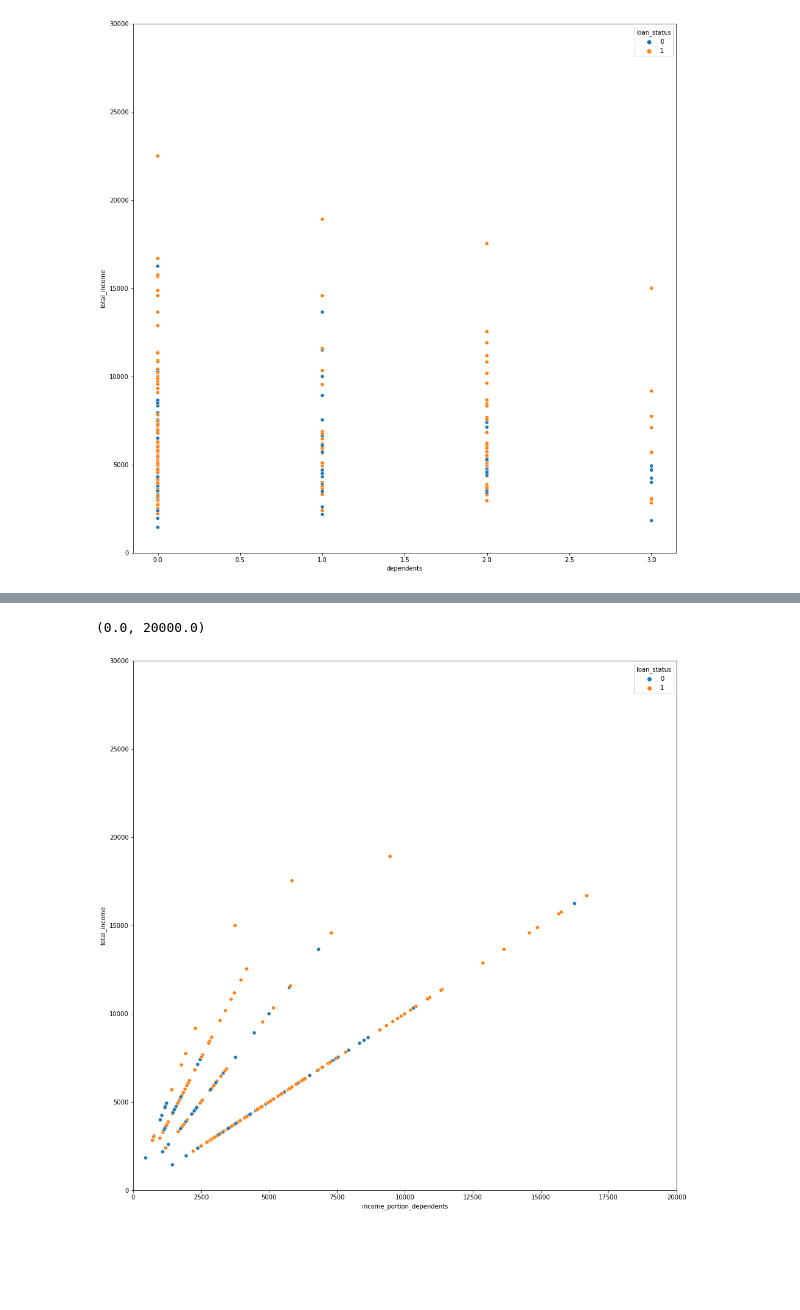
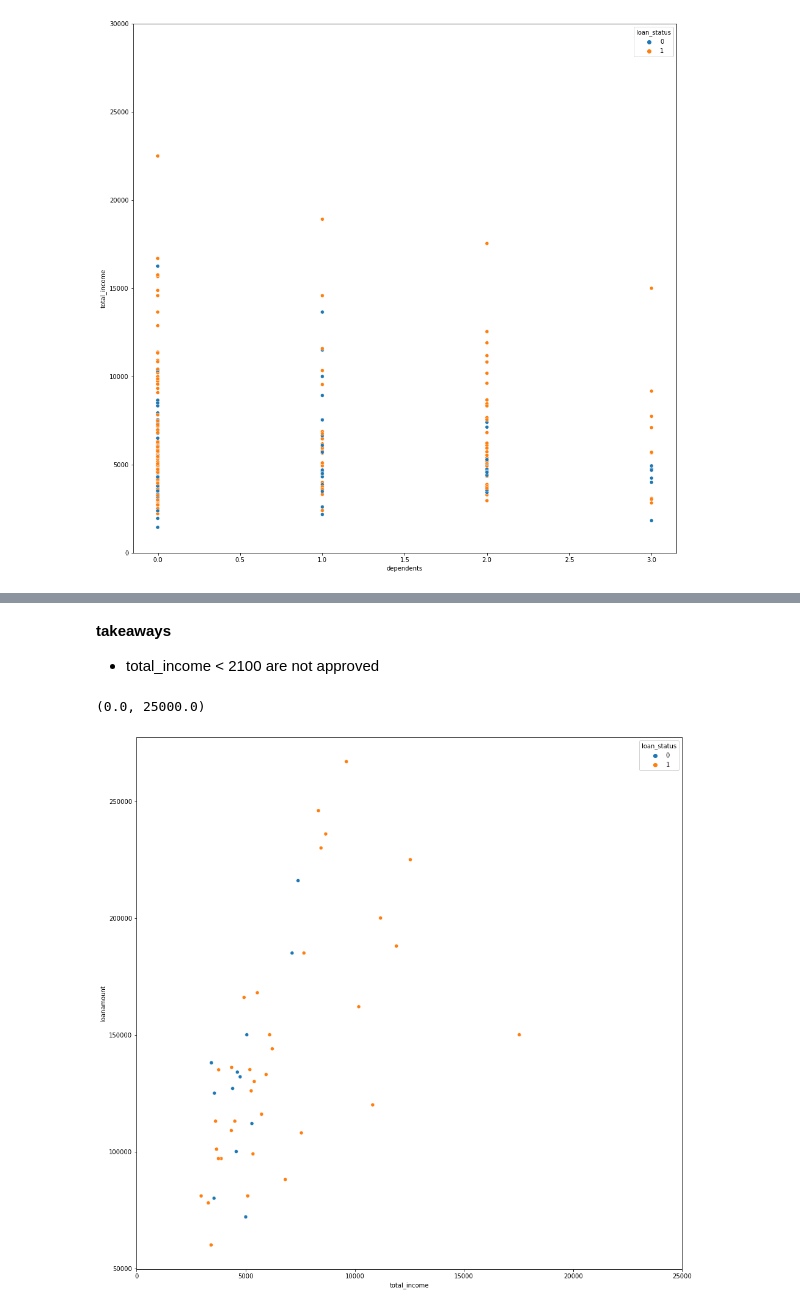
Before and after one commit to cindyvillanuevads/individual_project, a Jupyter notebook: loan_application_project.ipynb, the cells around one changed output, grey strips where cells are left out. Drawn from its saved outputs; the diff is of its cells as text; code cells hidden in the pictures; blank space fills up the shorter version.

```diff
--- a/loan_application_project.ipynb
+++ b/loan_application_project.ipynb
@@ -240,3 +243,5 @@ There are 1 columns that have missing values.
+# %%
+df['loanamount'] = df.loanamount * 1000
 # %% [markdown]
 for this I'm going to use simple imputer after the split ( I will use mean)
 # %%
@@ -558,8 +656,12 @@ plt.ylim(0,30000)
+# %% [markdown]
+**takeaways**
+- total_income < 2100 are not approved
 # %%
 plt.figure(figsize= (16,16))
-sns.scatterplot(x='income_portion_dependents', y='total_income', data=train, hue='loan_status')
-plt.ylim(0,30000)
-plt.xlim(0,20000)
+sns.scatterplot(x='total_income', y='loanamount', data=train[train.dependents ==2] , hue='loan_status')
+# plt.ylim(0,300000)
+
+plt.xlim(0,25000)
 # %% [output]
-(0.0, 20000.0)
+(0.0, 25000.0)
-[figure, old version]
+[figure, new version]
```
Also changed, not shown: parts of 88 cells of this notebook.
